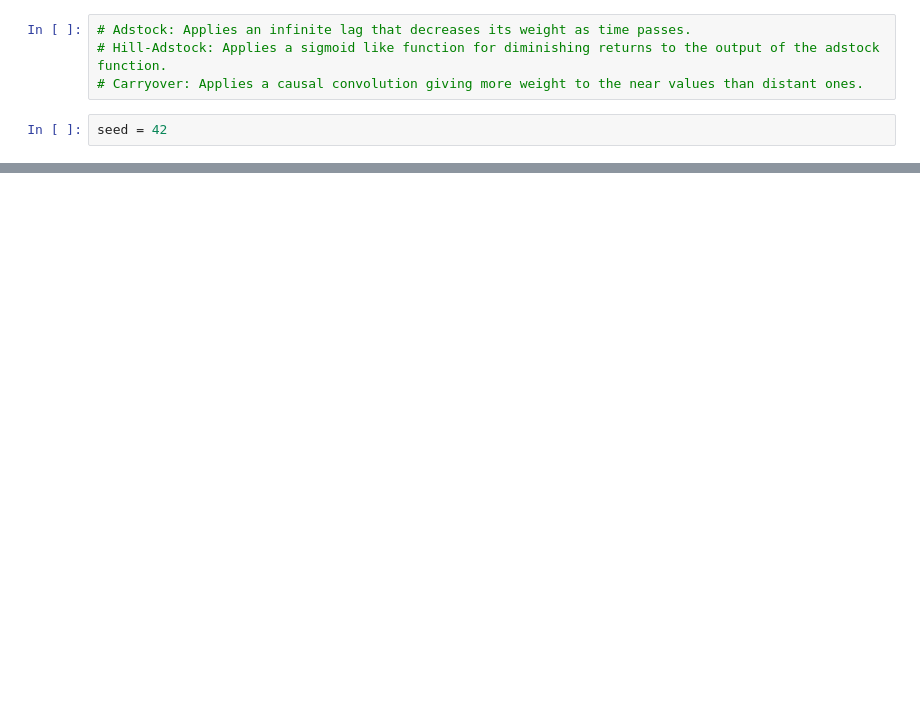
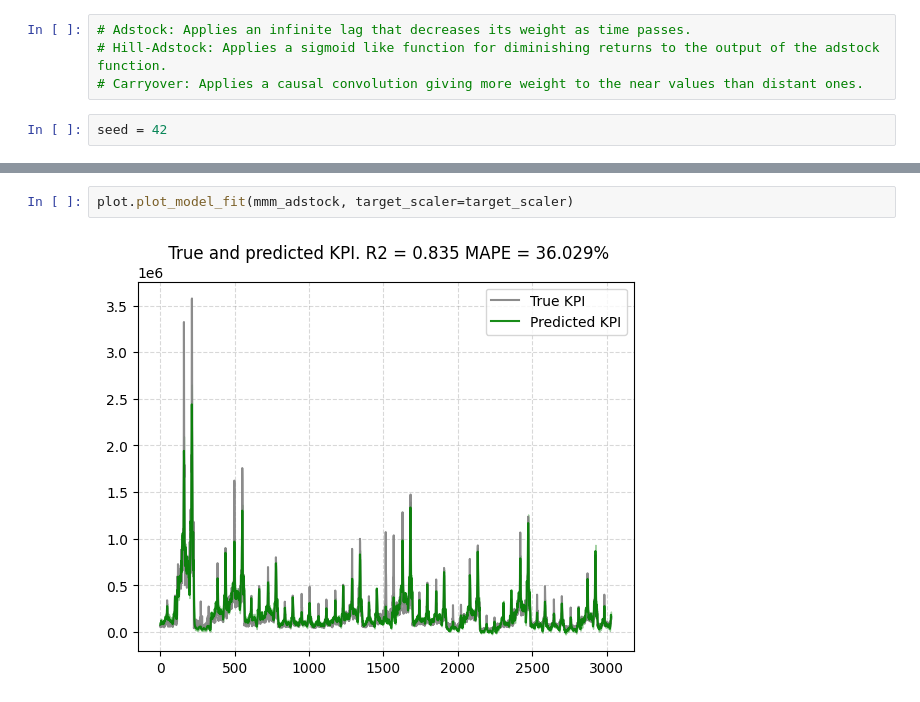
Before and after one commit to laegatha/media-mix-modeling, a Jupyter notebook: Test Lib Lightweight MMM.ipynb, the cells around one changed output, grey strips where cells are left out. Drawn from its saved outputs; the diff is of its cells as text; blank space fills up the shorter version.

```diff
--- a/Test Lib Lightweight MMM.ipynb
+++ b/Test Lib Lightweight MMM.ipynb
@@ -122,0 +153,4 @@ Array([-0.2815786,  9.729566 , -5.0205817, -0.4274046], dtype=float32)
+# %%
+plot.plot_model_fit(mmm_adstock, target_scaler=target_scaler)
+# %% [output]
+[figure, added]
```
Also changed, not shown: parts of 8 cells of this notebook.
